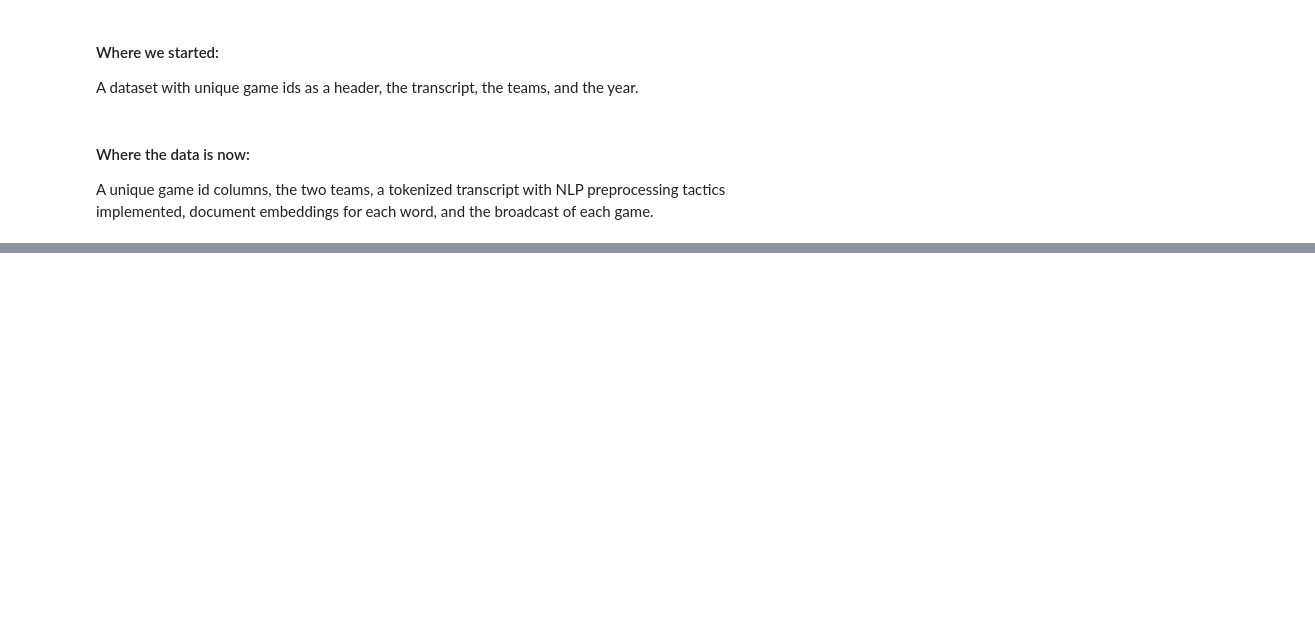
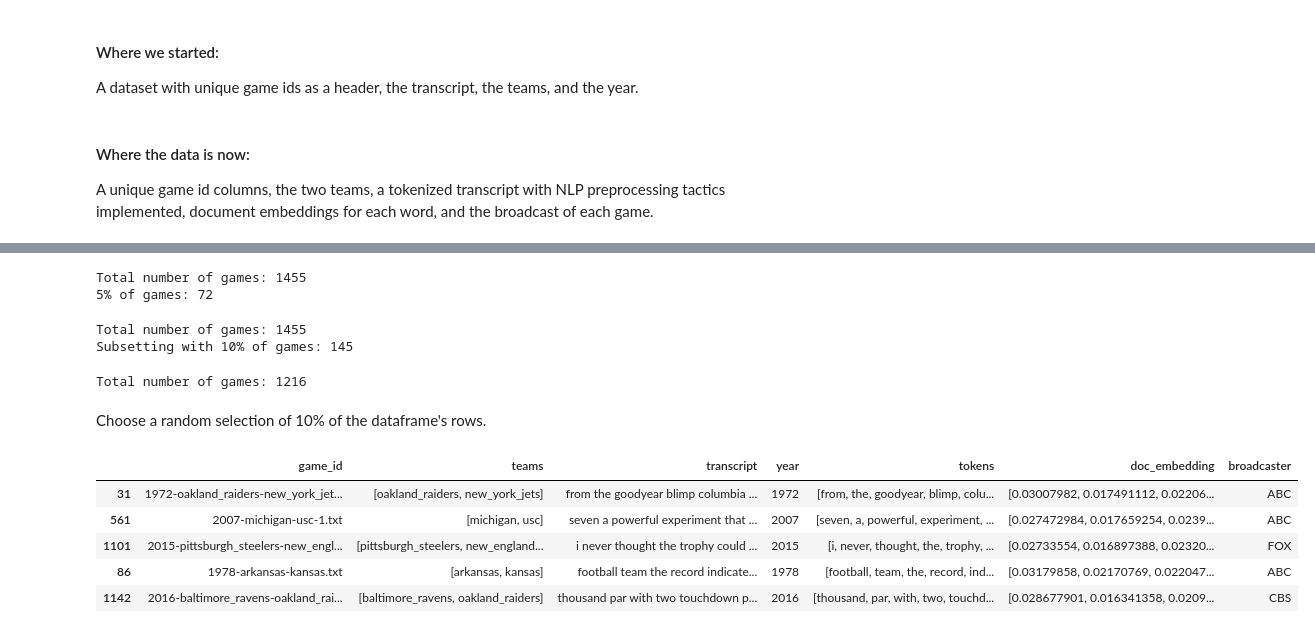
Before and after one commit to tmayer10/NLP_finalProject, a Jupyter notebook: notebooks/Preproccesing.ipynb, the cells around one changed output, grey strips where cells are left out. Drawn from its saved outputs; the diff is of its cells as text; code cells hidden in the pictures; blank space fills up the shorter version.

```diff
--- a/notebooks/Preproccesing.ipynb
+++ b/notebooks/Preproccesing.ipynb
@@ -232,3 +240,5 @@ Name: count, dtype: int64
+# %%
+data_transposed = data_transposed[~data_transposed['broadcaster'].str.contains('Tie')]
 # %%
 data_transposed.head()
 # %% [output]
@@ -247 +261,41 @@ A unique game id columns, the two teams, a tokenized transcript with NLP preproc
+# %%
+total_games = data.shape[1]  # number of columns
+sample_size = int(total_games * 0.05)
+print(f"Total number of games: {total_games}")
+print(f"5% of games: {sample_size}")
+
+# Take a random sample of 5% of the games
+np.random.seed(42)  # Set a random seed for reproducibility
+sampled_columns = np.random.choice(data.columns, size=sample_size, replace=False)
+sampled_data = data[sampled_columns]
+# %% [output]
+Total number of games: 1455
+5% of games: 72
+# %%
+sample_size = int(total_games * 0.1)
+print(f"Total number of games: {total_games}")
+print(f"Subsetting with 10% of games: {sample_size}")
+# %% [output]
+Total number of games: 1455
+Subsetting with 10% of games: 145
+# %%
+total_games = data_transposed.shape[0]
+print(f"Total number of games: {total_games}")
+# %% [output]
+Total number of games: 1216
+# %% [markdown]
+Choose a random selection of 10% of the dataframe's rows.
+# %%
+np.random.seed(10)
+sampled_indices = np.random.choice(data_transposed.index, size=sample_size, replace=False)
+sample_data = data_transposed.loc[sampled_indices]
+# %%
+sample_data.head()
+# %% [output]
+|  | game_id | teams | transcript | year | tokens | doc_embedding | broadcaster |
+| 31 | 1972-oakland_raiders-new_york_jet... | [oakland_raiders, new_york_jets] | from the goodyear blimp columbia ... | 1972 | [from, the, goodyear, blimp, colu... | [0.03007982, 0.017491112, 0.02206... | ABC |
+| 561 | 2007-michigan-usc-1.txt | [michigan, usc] | seven a powerful experiment that ... | 2007 | [seven, a, powerful, experiment, ... | [0.027472984, 0.017659254, 0.0239... | ABC |
+| 1101 | 2015-pittsburgh_steelers-new_engl... | [pittsburgh_steelers, new_england... | i never thought the trophy could ... | 2015 | [i, never, thought, the, trophy, ... | [0.02733554, 0.016897388, 0.02320... | FOX |
+| 86 | 1978-arkansas-kansas.txt | [arkansas, kansas] | football team the record indicate... | 1978 | [football, team, the, record, ind... | [0.03179858, 0.02170769, 0.022047... | ABC |
+| 1142 | 2016-baltimore_ravens-oakland_rai... | [baltimore_ravens, oakland_raiders] | thousand par with two touchdown p... | 2016 | [thousand, par, with, two, touchd... | [0.028677901, 0.016341358, 0.0209... | CBS |
 # %%
```
Also changed, not shown: parts of 7 cells of this notebook, 26 other files.
